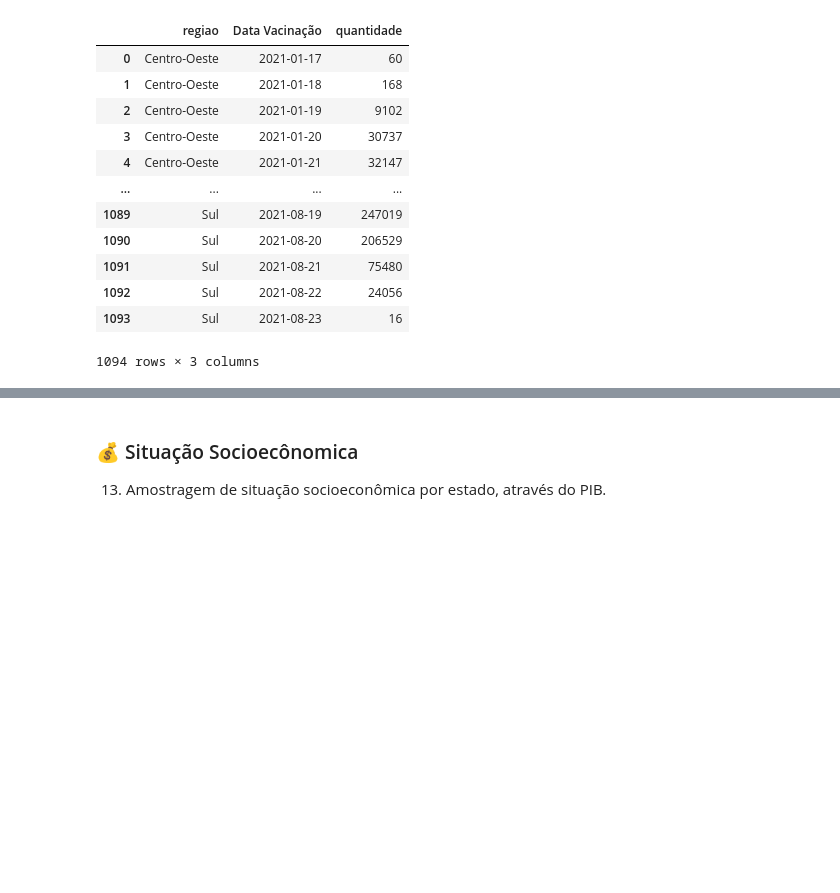
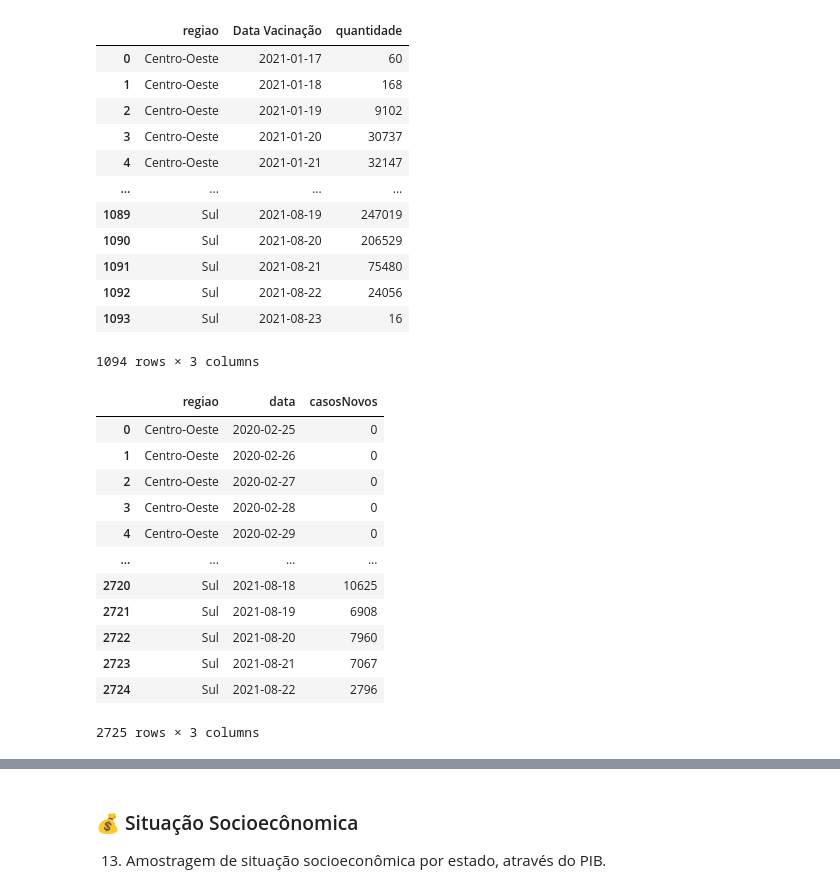
Before and after one commit to stardotwav/BrasilEmDados, a Jupyter notebook: AnaliseExtracaoConhecimento.ipynb, the cells around one changed output, grey strips where cells are left out. Saved outputs shown, nothing was run; the diff lists cells and outputs as text; code cells hidden in the pictures; blank space fills up the shorter version.

```diff
--- a/AnaliseExtracaoConhecimento.ipynb
+++ b/AnaliseExtracaoConhecimento.ipynb
@@ -326,6 +326,24 @@ dadosRegiaoVacina
 | 1092 | Sul | 2021-08-22 | 24056 |
 | 1093 | Sul | 2021-08-23 | 16 |
 1094 rows × 3 columns
+# %%
+agrupamentoRegiao = data.groupby(by=['regiao','data']).agg({'casosNovos':sum})
+agrupamentoRegiao = agrupamentoRegiao.reset_index()
+agrupamentoRegiao
+# %% [output]
+|  | regiao | data | casosNovos |
+| 0 | Centro-Oeste | 2020-02-25 | 0 |
+| 1 | Centro-Oeste | 2020-02-26 | 0 |
+| 2 | Centro-Oeste | 2020-02-27 | 0 |
+| 3 | Centro-Oeste | 2020-02-28 | 0 |
+| 4 | Centro-Oeste | 2020-02-29 | 0 |
+| ... | ... | ... | ... |
+| 2720 | Sul | 2021-08-18 | 10625 |
+| 2721 | Sul | 2021-08-19 | 6908 |
+| 2722 | Sul | 2021-08-20 | 7960 |
+| 2723 | Sul | 2021-08-21 | 7067 |
+| 2724 | Sul | 2021-08-22 | 2796 |
+2725 rows × 3 columns
 # %%
 regiao =  dadosRegiaoVacina['regiao'].unique()
 plt.rcParams['figure.figsize'] = [30, 20]
```
Also changed, not shown: parts of 1 cell of this notebook.
